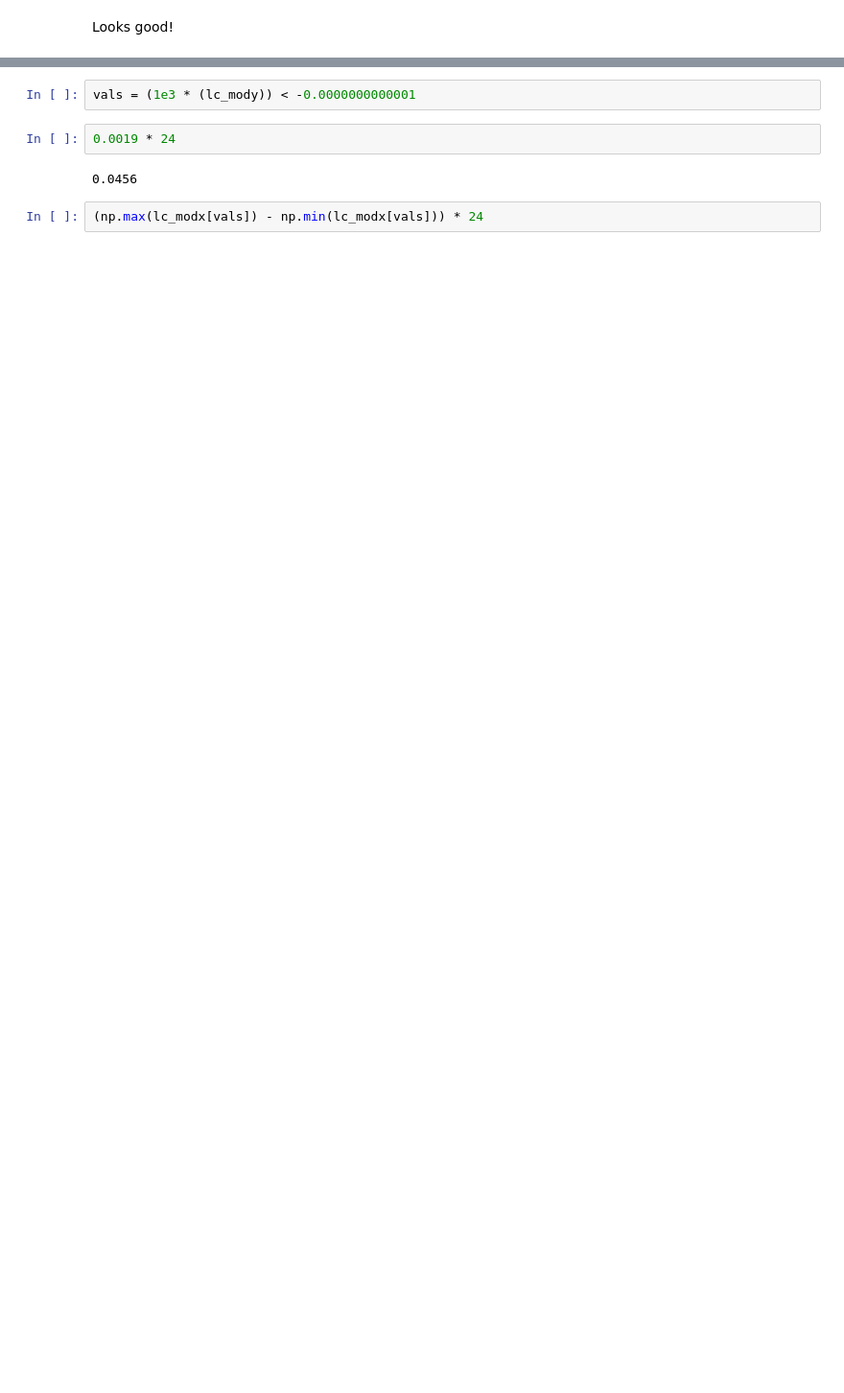
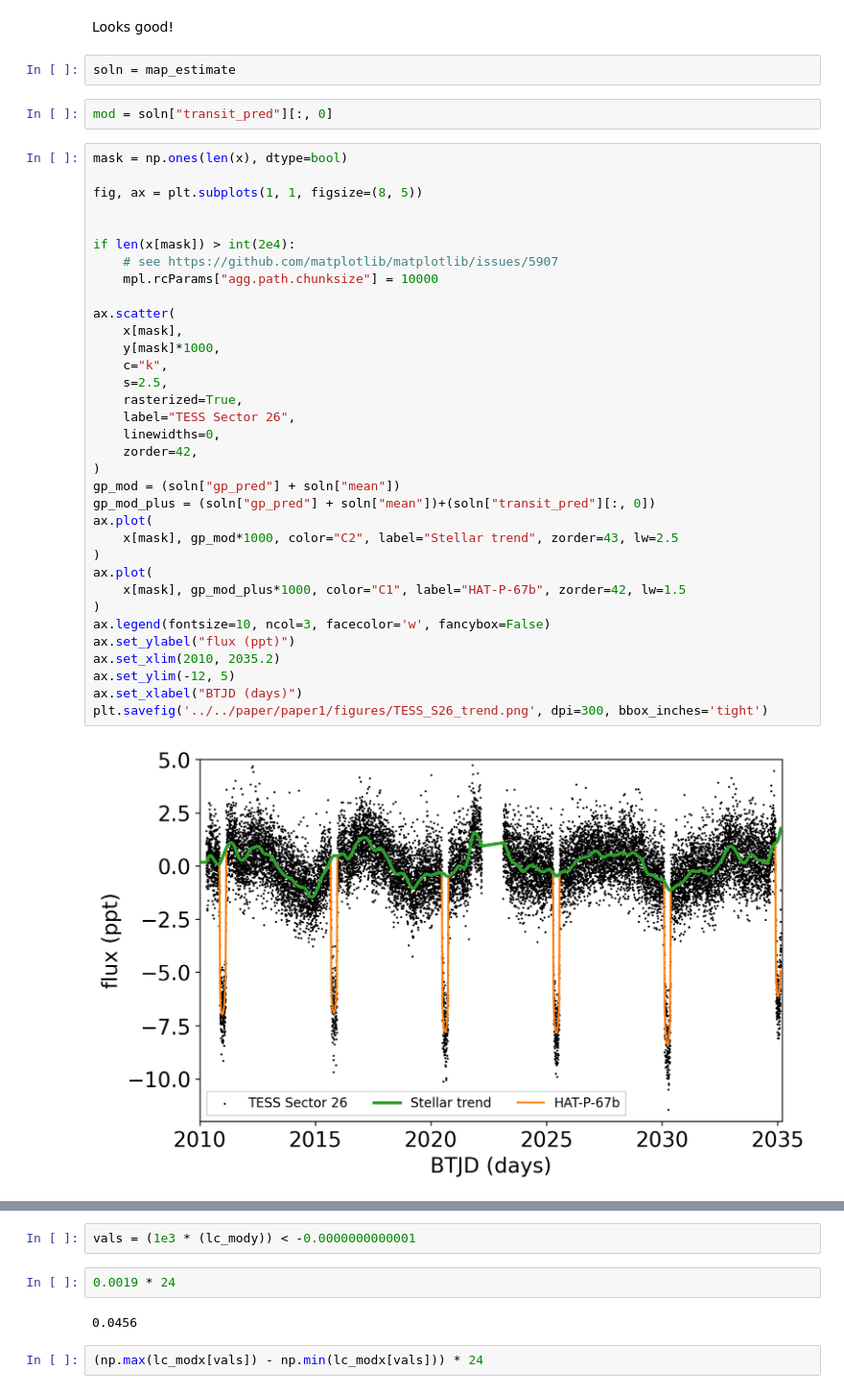
Before and after one commit to BrownDwarf/disperse, a Jupyter notebook: notebooks/02_lightcurves/exoplanet_fitting_hat_p_67_tess.ipynb, the cells around one changed output, grey strips where cells are left out. Shown at 96% size. Cells and saved outputs as stored; diff of their text form; blank space fills up the shorter version.

```diff
--- a/notebooks/02_lightcurves/exoplanet_fitting_hat_p_67_tess.ipynb
+++ b/notebooks/02_lightcurves/exoplanet_fitting_hat_p_67_tess.ipynb
@@ -352,2 +376,42 @@ plot_light_curve(x, y, map_estimate)
 # %% [markdown]
 Looks good!
+# %%
+soln = map_estimate
+# %%
+mod = soln["transit_pred"][:, 0]
+# %%
+mask = np.ones(len(x), dtype=bool)
+
+fig, ax = plt.subplots(1, 1, figsize=(8, 5))
+
+
+if len(x[mask]) > int(2e4):
+    # see https://github.com/matplotlib/matplotlib/issues/5907
+    mpl.rcParams["agg.path.chunksize"] = 10000
+
+ax.scatter(
+    x[mask],
+    y[mask]*1000,
+    c="k",
+    s=2.5,
+    rasterized=True,
+    label="TESS Sector 26",
+    linewidths=0,
+    zorder=42,
+)
+gp_mod = (soln["gp_pred"] + soln["mean"])
+gp_mod_plus = (soln["gp_pred"] + soln["mean"])+(soln["transit_pred"][:, 0])
+ax.plot(
+    x[mask], gp_mod*1000, color="C2", label="Stellar trend", zorder=43, lw=2.5
+)
+ax.plot(
+    x[mask], gp_mod_plus*1000, color="C1", label="HAT-P-67b", zorder=42, lw=1.5
+)
+ax.legend(fontsize=10, ncol=3, facecolor='w', fancybox=False)
+ax.set_ylabel("flux (ppt)")
+ax.set_xlim(2010, 2035.2)
+ax.set_ylim(-12, 5)
+ax.set_xlabel("BTJD (days)")
+plt.savefig('../../paper/paper1/figures/TESS_S26_trend.png', dpi=300, bbox_inches='tight')
+# %% [output]
+[figure, added]
```
Also changed, not shown: parts of 13 cells of this notebook, 3 other files.
